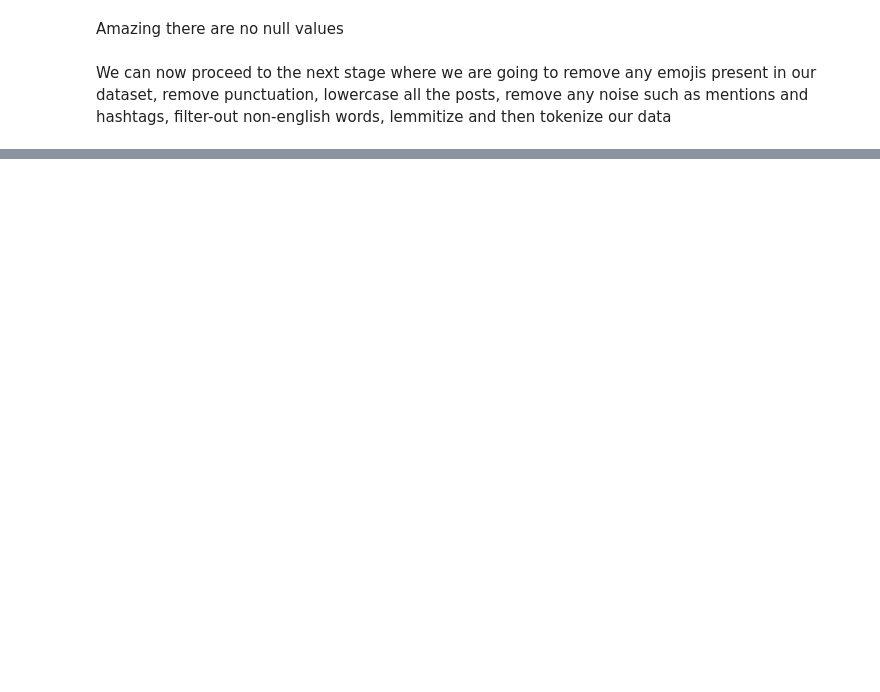
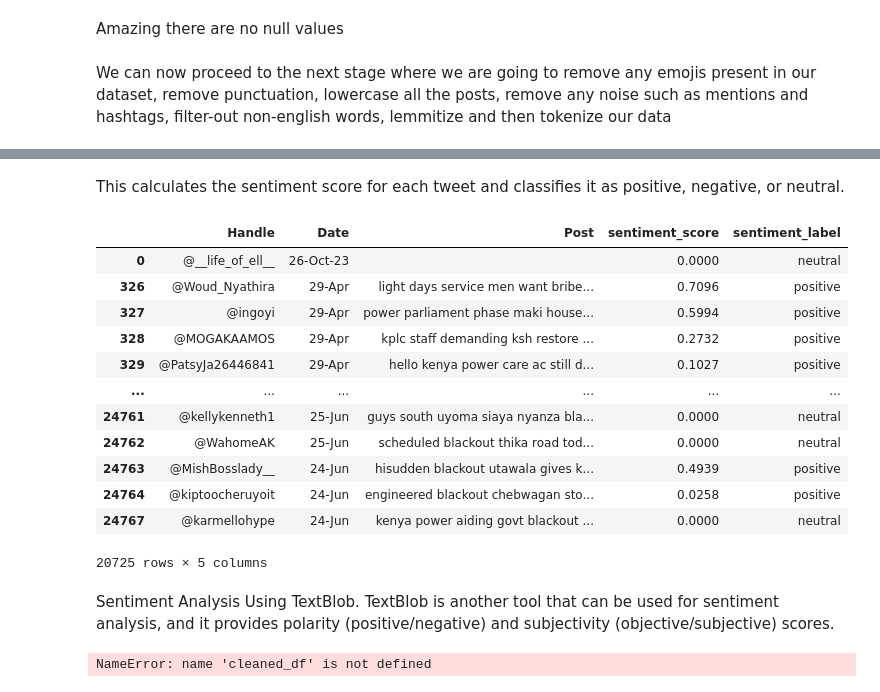
Before and after one commit to clydeochieng/Sentiment-Analysis-on-Kenya-Power-Customer-Experience, a Jupyter notebook: index.ipynb, the cells around one changed output, grey strips where cells are left out. Cells and saved outputs as stored; diff of their text form; code cells hidden in the pictures; blank space fills up the shorter version.

Commit message:
Sentimental Analysis

```diff
--- a/index.ipynb
+++ b/index.ipynb
@@ -218,0 +232,16 @@ We can now proceed to the next stage where we are going to remove any emojis pre
+# %%
+import pandas as pd
+import re
+import numpy as np
+
+def remove_pattern(text, pattern_regex):
+    if isinstance(text, str):
+        return re.sub(pattern_regex, '', text)
+    else:
+        return text
+
+# Ensure 'Post' column is processed correctly
+cleaned_df['Post'] = cleaned_df['Post'].apply(lambda x: remove_pattern(x, r"@[\w]*"))
+
+# Display the first 10 rows to check the results
+print(cleaned_df.head(10))
@@ -234,6 +297,10 @@ class TextCleaner:
         self.text_column = text_column
         self.stop_words = set(stopwords.words('english'))
 
+    def remove_pattern(self, text, pattern_regex):
+        """Remove a specific pattern from the text."""
+        return re.sub(pattern_regex, '', text)
+
     def handle_emojis(self, text):
         """Replace emojis with corresponding text descriptions."""
         return emoji.demojize(text, delimiters=(" ", " "))
@@ -247,8 +314,10 @@ class TextCleaner:
         return re.sub(r'[^a-zA-Z\s]', '', text)
 
     def remove_mentions_hashtags(self, text):
-        """Remove mentions (@) and hashtags (#) from the text."""
-        return re.sub(r'[@#]\w+', '', text)
+        """Remove mentions (@) and hashtags (#) along with any attached words."""
+        text = self.remove_pattern(text, r'@\w+')
+        text = self.remove_pattern(text, r'#\w+')
+        return text
 
     def remove_stopwords(self, text):
         """Remove stopwords from the text."""
@@ -270,6 +339,9 @@ class TextCleaner:
         self.df[self.text_column] = self.df[self.text_column].apply(lambda text: self.clean_single_text(text))
         return self.df
 
+
+
+
 # Instantiate our TextCleaner Class
 text_cleaner = TextCleaner(cleaned_df, text_column='Post')
 cleaned_df = text_cleaner.clean_text()
@@ -284,0 +386,12 @@ print(cleaned_df.head())
+# %%
+from nltk.sentiment.vader import SentimentIntensityAnalyzer
+import nltk
+nltk.download('vader_lexicon')
+
+# Initialize VADER sentiment analyzer
+sid = SentimentIntensityAnalyzer()
+# Apply sentiment analysis to each tweet
+cleaned_df['Vader_sentiment_score'] = cleaned_df['Post'].apply(lambda post: sid.polarity_scores(post)['compound'])
+
+# Classify the sentiment
+cleaned_df['Vader_sentiment_label'] = cleaned_df['Vader_sentiment_score'].apply(lambda score: 'positive' if score > 0 else ('negative' if score < 0 else 'neutral'))
@@ -284,0 +402,37 @@ print(cleaned_df.head())
+# %% [markdown]
+This calculates the sentiment score for each tweet and classifies it as positive, negative, or neutral.
+# %%
+cleaned_df
+# %% [output]
+|  | Handle | Date | Post | sentiment_score | sentiment_label |
+| 0 | @__life_of_ell__ | 26-Oct-23 |  | 0.0000 | neutral |
+| 326 | @Woud_Nyathira | 29-Apr | light days service men want bribe... | 0.7096 | positive |
+| 327 | @ingoyi | 29-Apr | power parliament phase maki house... | 0.5994 | positive |
+| 328 | @MOGAKAAMOS | 29-Apr | kplc staff demanding ksh restore ... | 0.2732 | positive |
+| 329 | @PatsyJa26446841 | 29-Apr | hello kenya power care ac still d... | 0.1027 | positive |
+| ... | ... | ... | ... | ... | ... |
+| 24761 | @kellykenneth1 | 25-Jun | guys south uyoma siaya nyanza bla... | 0.0000 | neutral |
+| 24762 | @WahomeAK | 25-Jun | scheduled blackout thika road tod... | 0.0000 | neutral |
+| 24763 | @MishBosslady__ | 24-Jun | hisudden blackout utawala gives k... | 0.4939 | positive |
+| 24764 | @kiptoocheruyoit | 24-Jun | engineered blackout chebwagan sto... | 0.0258 | positive |
+| 24767 | @karmellohype | 24-Jun | kenya power aiding govt blackout ... | 0.0000 | neutral |
+20725 rows × 5 columns
+# %% [markdown]
+Sentiment Analysis Using TextBlob.
+TextBlob is another tool that can be used for sentiment analysis, and it provides polarity (positive/negative) and subjectivity (objective/subjective) scores.
+# %%
+def analyze_sentiment_textblob(text):
+    analysis = TextBlob(text)
+
+    # Determine sentiment label
+    if analysis.sentiment.polarity > 0:
+        return 'Positive'
+    elif analysis.sentiment.polarity < 0:
+        return 'Negative'
+    else:
+        return 'Neutral'
+
+# Apply the sentiment analysis
+cleaned_df['TextBlob_Sentiment'] = cleaned_df['Post'].apply(analyze_sentiment_textblob)
+# %% [output]
+NameError: name 'cleaned_df' is not defined
```
Also changed, not shown: parts of 13 cells of this notebook.
